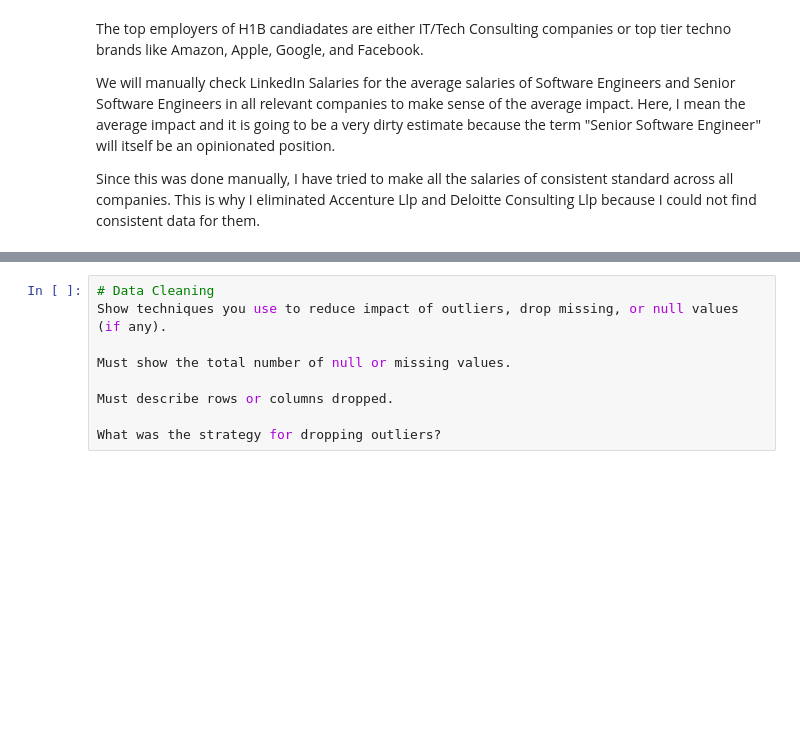
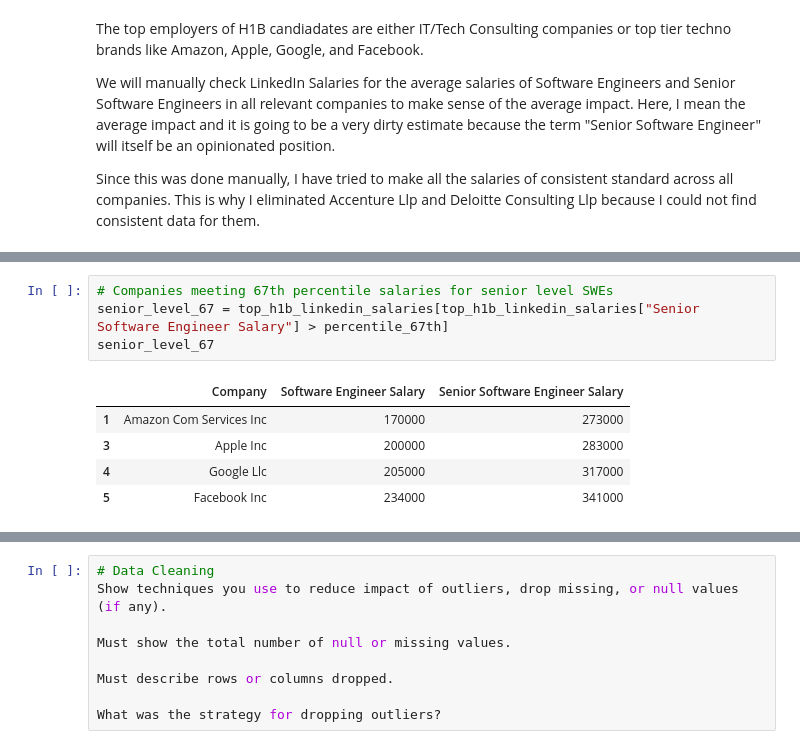
Before and after one commit to prabinspkt/h1b-swe, a Jupyter notebook: Prabin_Sapkota_Miniproject.ipynb, the cells around one changed output, grey strips where cells are left out. Drawn from its saved outputs; the diff is of its cells as text; blank space fills up the shorter version.

```diff
--- a/Prabin_Sapkota_Miniproject.ipynb
+++ b/Prabin_Sapkota_Miniproject.ipynb
@@ -451,0 +477,10 @@ plt.show()
+# %%
+# Companies meeting 67th percentile salaries for senior level SWEs
+senior_level_67 = top_h1b_linkedin_salaries[top_h1b_linkedin_salaries["Senior Software Engineer Salary"] > percentile_67th]
+senior_level_67
+# %% [output]
+|  | Company | Software Engineer Salary | Senior Software Engineer Salary |
+| 1 | Amazon Com Services Inc | 170000 | 273000 |
+| 3 | Apple Inc | 200000 | 283000 |
+| 4 | Google Llc | 205000 | 317000 |
+| 5 | Facebook Inc | 234000 | 341000 |
```
Also changed, not shown: parts of 14 cells of this notebook, 1 other file.
